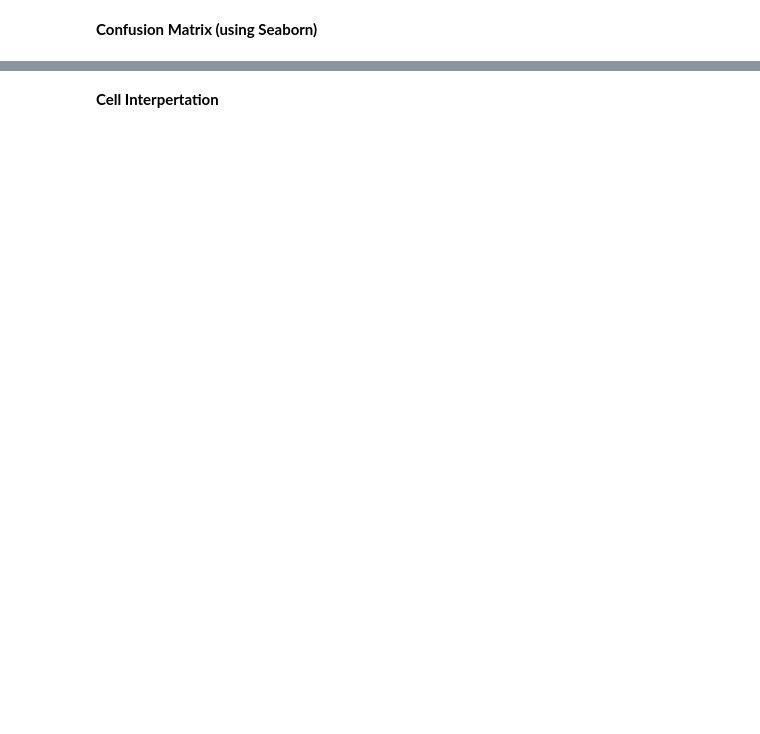
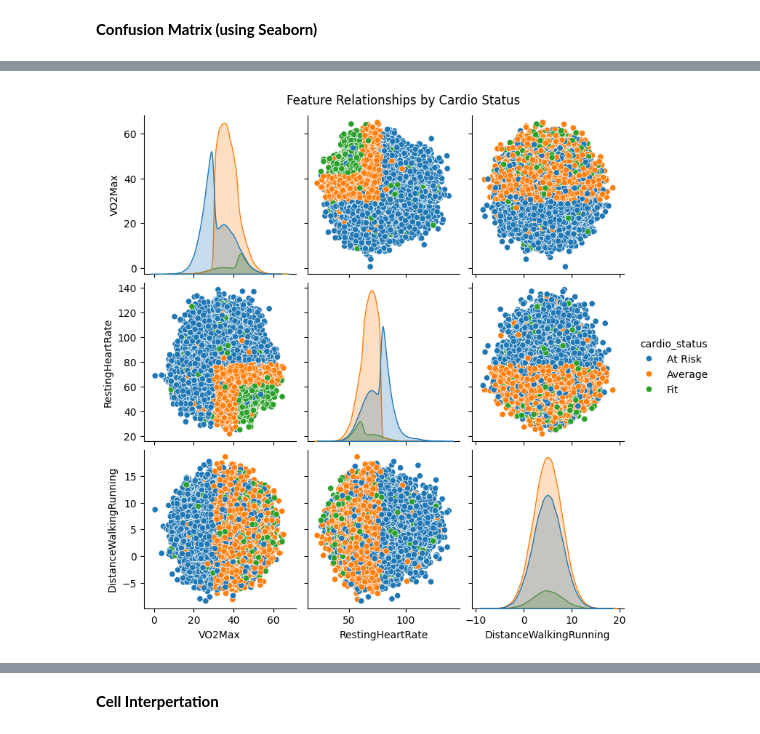
Before and after one commit to MYHan531/Cardio-Health-Monitoring, a Jupyter notebook: jupyter_notebook/train_model.ipynb, the cells around one changed output, grey strips where cells are left out. Saved outputs shown, nothing was run; the diff lists cells and outputs as text; code cells hidden in the pictures; blank space fills up the shorter version.

```diff
--- a/jupyter_notebook/train_model.ipynb
+++ b/jupyter_notebook/train_model.ipynb
@@ -139,0 +165,6 @@ plt.show()
+# %%
+sns.pairplot(df, vars=["VO2Max", "RestingHeartRate", "DistanceWalkingRunning"], hue="cardio_status")
+plt.suptitle("Feature Relationships by Cardio Status", y=1.02)
+plt.show()
+# %% [output]
+[figure, added]
```
Also changed, not shown: parts of 11 cells of this notebook, 6 other files.
